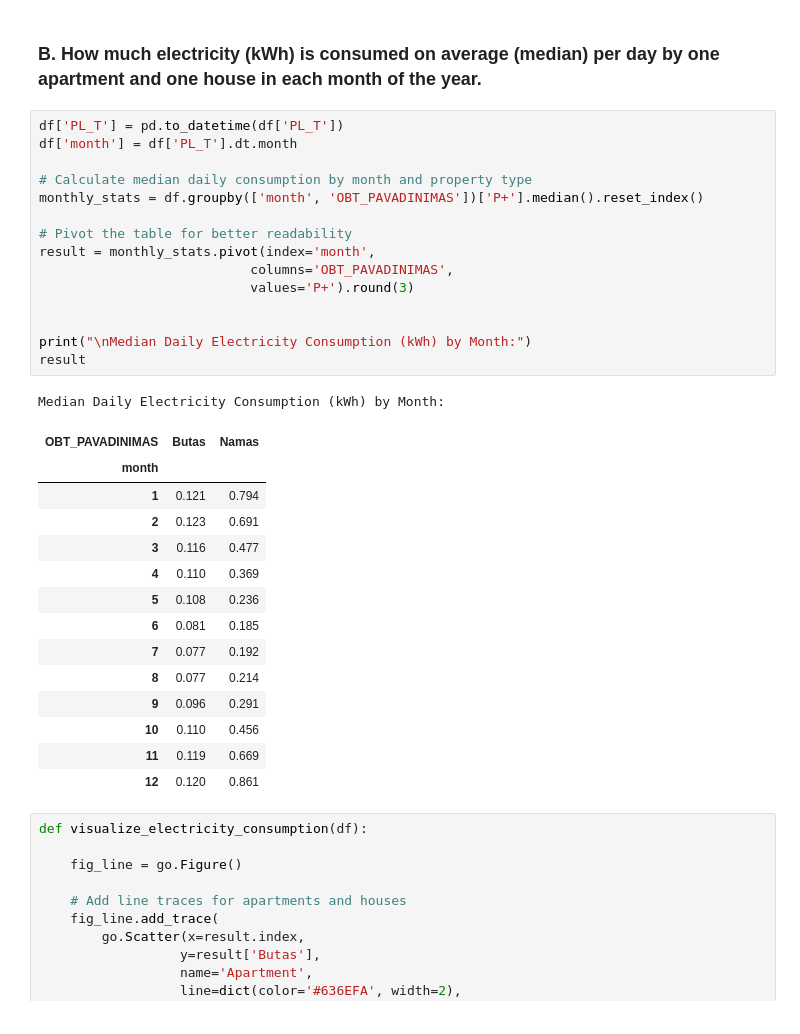
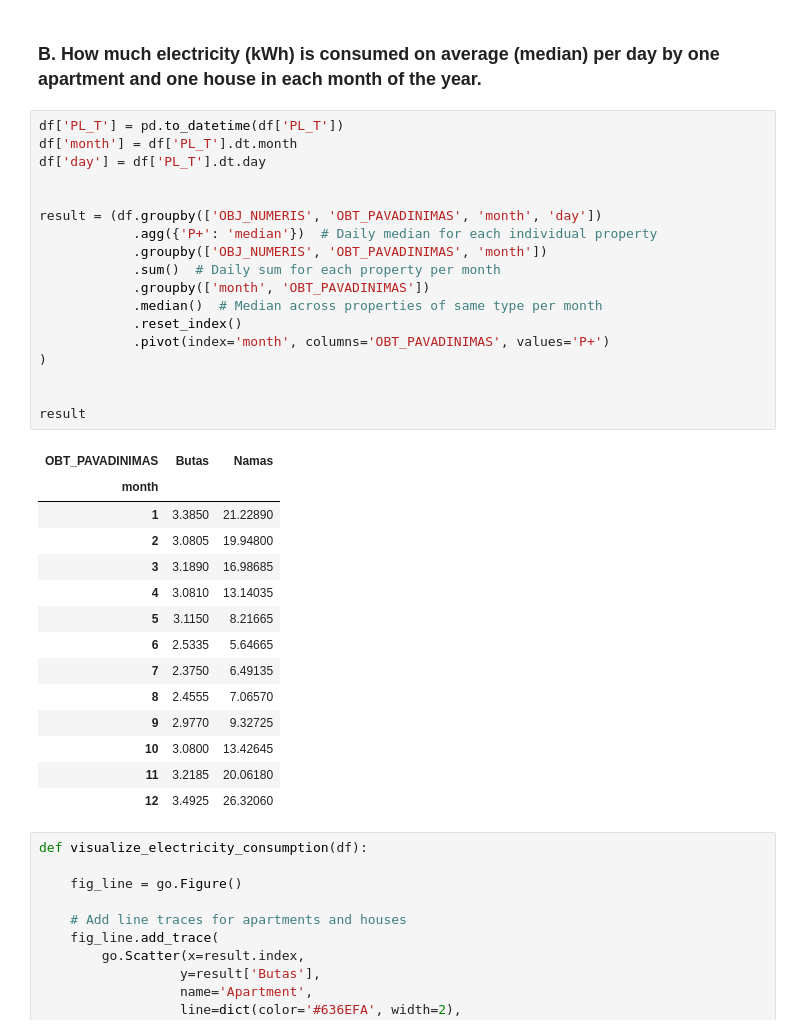
Before and after one commit to baublyte/electricity-consumption, a Jupyter notebook: electricity_consumption_price.ipynb, the cells around one changed output. Cells and saved outputs as stored; diff of their text form.

Commit message:
Redone and recalculated electricity average consumption

```diff
--- a/electricity_consumption_price.ipynb
+++ b/electricity_consumption_price.ipynb
@@ -35,34 +35,36 @@ Total electricity consumption for apartment 771822 over 2 years: 3046.78 kWh
 # %%
 df['PL_T'] = pd.to_datetime(df['PL_T'])
 df['month'] = df['PL_T'].dt.month
-
-# Calculate median daily consumption by month and property type
-monthly_stats = df.groupby(['month', 'OBT_PAVADINIMAS'])['P+'].median().reset_index()
-
-# Pivot the table for better readability
-result = monthly_stats.pivot(index='month',
-                           columns='OBT_PAVADINIMAS',
-                           values='P+').round(3)
+df['day'] = df['PL_T'].dt.day
 
 
-print("\nMedian Daily Electricity Consumption (kWh) by Month:")
+result = (df.groupby(['OBJ_NUMERIS', 'OBT_PAVADINIMAS', 'month', 'day'])
+            .agg({'P+': 'median'})  # Daily median for each individual property
+            .groupby(['OBJ_NUMERIS', 'OBT_PAVADINIMAS', 'month'])
+            .sum()  # Daily sum for each property per month
+            .groupby(['month', 'OBT_PAVADINIMAS'])
+            .median()  # Median across properties of same type per month
+            .reset_index()
+            .pivot(index='month', columns='OBT_PAVADINIMAS', values='P+')
+)
+
+
 result
 # %% [output]
-Median Daily Electricity Consumption (kWh) by Month:
 | OBT_PAVADINIMAS | Butas | Namas |
 | month |  |  |
-| 1 | 0.121 | 0.794 |
-| 2 | 0.123 | 0.691 |
-| 3 | 0.116 | 0.477 |
-| 4 | 0.110 | 0.369 |
-| 5 | 0.108 | 0.236 |
-| 6 | 0.081 | 0.185 |
-| 7 | 0.077 | 0.192 |
-| 8 | 0.077 | 0.214 |
-| 9 | 0.096 | 0.291 |
-| 10 | 0.110 | 0.456 |
-| 11 | 0.119 | 0.669 |
-| 12 | 0.120 | 0.861 |
+| 1 | 3.3850 | 21.22890 |
+| 2 | 3.0805 | 19.94800 |
+| 3 | 3.1890 | 16.98685 |
+| 4 | 3.0810 | 13.14035 |
+| 5 | 3.1150 | 8.21665 |
+| 6 | 2.5335 | 5.64665 |
+| 7 | 2.3750 | 6.49135 |
+| 8 | 2.4555 | 7.06570 |
+| 9 | 2.9770 | 9.32725 |
+| 10 | 3.0800 | 13.42645 |
+| 11 | 3.2185 | 20.06180 |
+| 12 | 3.4925 | 26.32060 |
 # %%
 def visualize_electricity_consumption(df):
 
```
Also changed, not shown: 2 other files.
